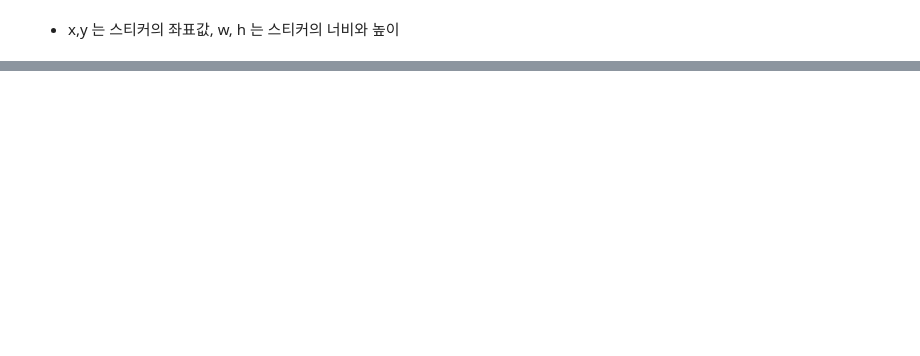
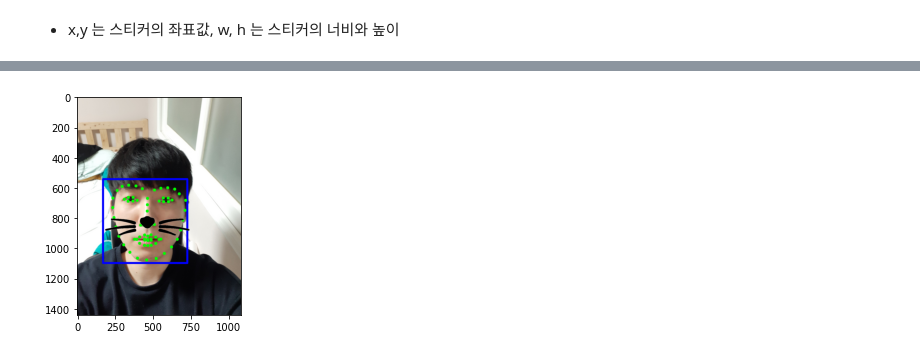
Before and after one commit to fmfmsd/Chamchee, a Jupyter notebook: Exploration/Ex7/Exploration7.ipynb, the cells around one changed output, grey strips where cells are left out. Cells and saved outputs as stored; diff of their text form; code cells hidden in the pictures; blank space fills up the shorter version.

```diff
--- a/Exploration/Ex7/Exploration7.ipynb
+++ b/Exploration/Ex7/Exploration7.ipynb
@@ -181 +179,7 @@ plt.show()
+# %%
+plt.imshow(cv2.cvtColor(img_show, cv2.COLOR_BGR2RGB))
+plt.grid(False)
+plt.show()
+# %% [output]
+[figure, added]
 # %%
```
Also changed, not shown: parts of 23 cells of this notebook.
